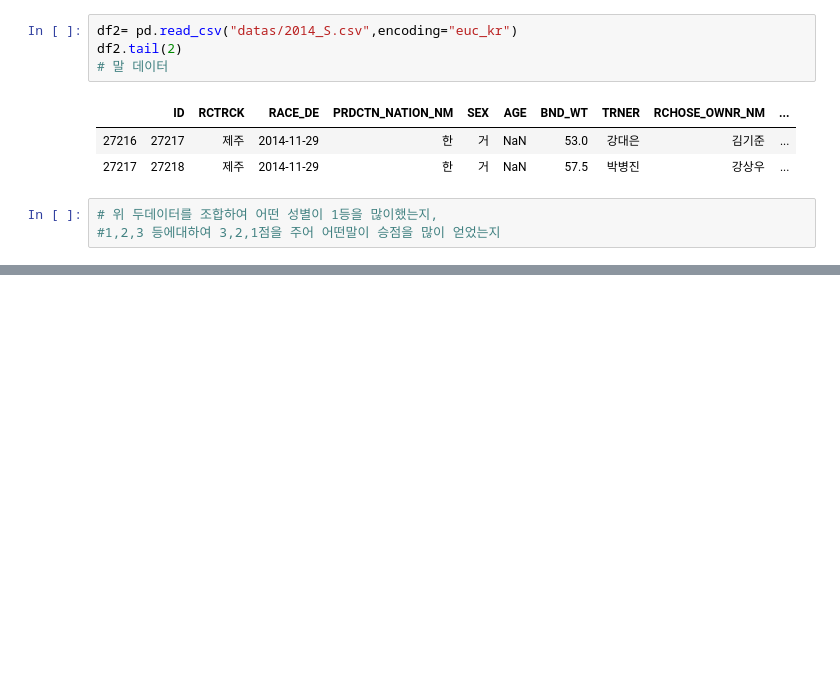
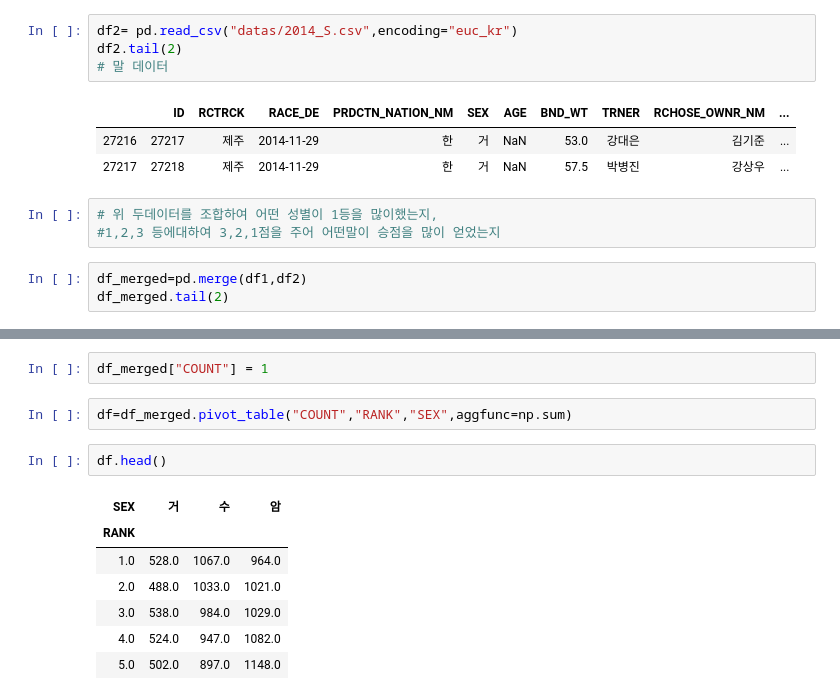
Before and after one commit to wjstkdgns93/study_data, a Jupyter notebook: study_ipython/code/02numpy/02.pandes.ipynb, the cells around one changed output, grey strips where cells are left out. Drawn from its saved outputs; the diff is of its cells as text; blank space fills up the shorter version.

```diff
--- a/study_ipython/code/02numpy/02.pandes.ipynb
+++ b/study_ipython/code/02numpy/02.pandes.ipynb
@@ -767,3 +767,6 @@ df2.tail(2)
 # %%
 # 위 두데이터를 조합하여 어떤 성별이 1등을 많이했는지,
 #1,2,3 등에대하여 3,2,1점을 주어 어떤말이 승점을 많이 얻었는지
+# %%
+df_merged=pd.merge(df1,df2)
+df_merged.tail(2)
@@ -769,0 +777,14 @@ df2.tail(2)
+# %%
+df_merged["COUNT"] = 1
+# %%
+df=df_merged.pivot_table("COUNT","RANK","SEX",aggfunc=np.sum)
+# %%
+df.head()
+# %% [output]
+| SEX | 거 | 수 | 암 |
+| RANK |  |  |  |
+| 1.0 | 528.0 | 1067.0 | 964.0 |
+| 2.0 | 488.0 | 1033.0 | 1021.0 |
+| 3.0 | 538.0 | 984.0 | 1029.0 |
+| 4.0 | 524.0 | 947.0 | 1082.0 |
+| 5.0 | 502.0 | 897.0 | 1148.0 |
```
Also changed, not shown: parts of 7 cells of this notebook, 1 other file.
